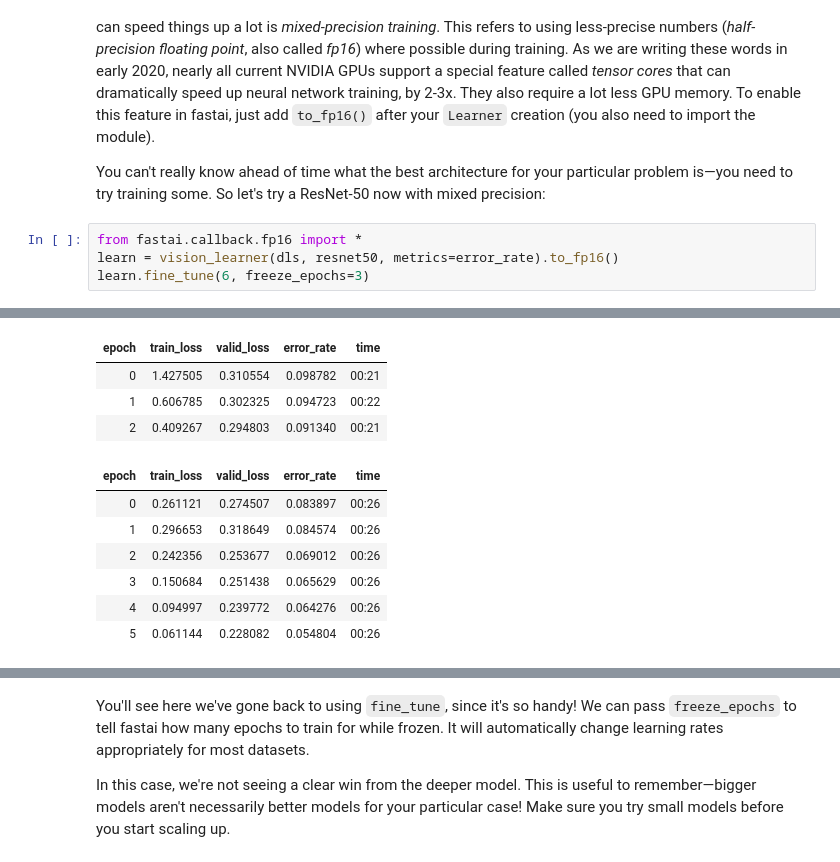
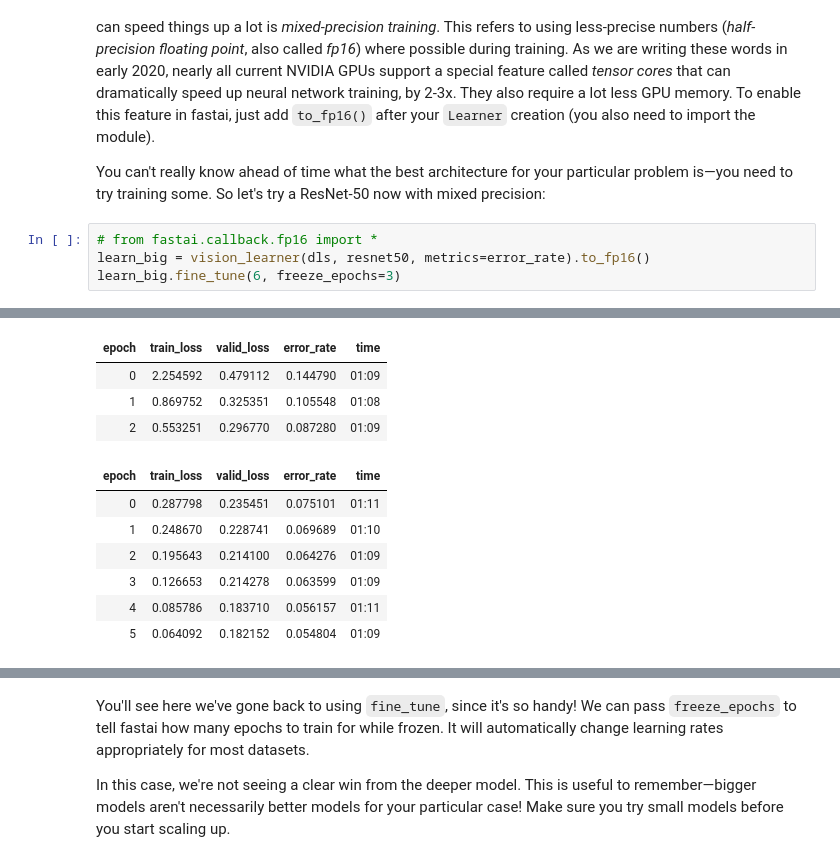
Before and after one commit to tzw101/labPipetter, a Jupyter notebook: 05_pet_breeds.ipynb, the cells around one changed output, grey strips where cells are left out. Saved outputs shown, nothing was run; the diff lists cells and outputs as text.

```diff
--- a/05_pet_breeds.ipynb
+++ b/05_pet_breeds.ipynb
@@ -832,7 +910,7 @@ The other downside of deeper architectures is that they take quite a bit longer
 
 You can't really know ahead of time what the best architecture for your particular problem is—you need to try training some. So let's try a ResNet-50 now with mixed precision:
 # %%
-from fastai.callback.fp16 import *
-learn = vision_learner(dls, resnet50, metrics=error_rate).to_fp16()
-learn.fine_tune(6, freeze_epochs=3)
+# from fastai.callback.fp16 import *
+learn_big = vision_learner(dls, resnet50, metrics=error_rate).to_fp16()
+learn_big.fine_tune(6, freeze_epochs=3)
 # %% [output]
@@ -839,11 +918,11 @@ learn.fine_tune(6, freeze_epochs=3)
 | epoch | train_loss | valid_loss | error_rate | time |
-| 0 | 1.427505 | 0.310554 | 0.098782 | 00:21 |
-| 1 | 0.606785 | 0.302325 | 0.094723 | 00:22 |
-| 2 | 0.409267 | 0.294803 | 0.091340 | 00:21 |
+| 0 | 2.254592 | 0.479112 | 0.144790 | 01:09 |
+| 1 | 0.869752 | 0.325351 | 0.105548 | 01:08 |
+| 2 | 0.553251 | 0.296770 | 0.087280 | 01:09 |
 | epoch | train_loss | valid_loss | error_rate | time |
-| 0 | 0.261121 | 0.274507 | 0.083897 | 00:26 |
-| 1 | 0.296653 | 0.318649 | 0.084574 | 00:26 |
-| 2 | 0.242356 | 0.253677 | 0.069012 | 00:26 |
-| 3 | 0.150684 | 0.251438 | 0.065629 | 00:26 |
-| 4 | 0.094997 | 0.239772 | 0.064276 | 00:26 |
-| 5 | 0.061144 | 0.228082 | 0.054804 | 00:26 |
+| 0 | 0.287798 | 0.235451 | 0.075101 | 01:11 |
+| 1 | 0.248670 | 0.228741 | 0.069689 | 01:10 |
+| 2 | 0.195643 | 0.214100 | 0.064276 | 01:09 |
+| 3 | 0.126653 | 0.214278 | 0.063599 | 01:09 |
+| 4 | 0.085786 | 0.183710 | 0.056157 | 01:11 |
+| 5 | 0.064092 | 0.182152 | 0.054804 | 01:09 |
```
Also changed, not shown: parts of 32 cells of this notebook.
